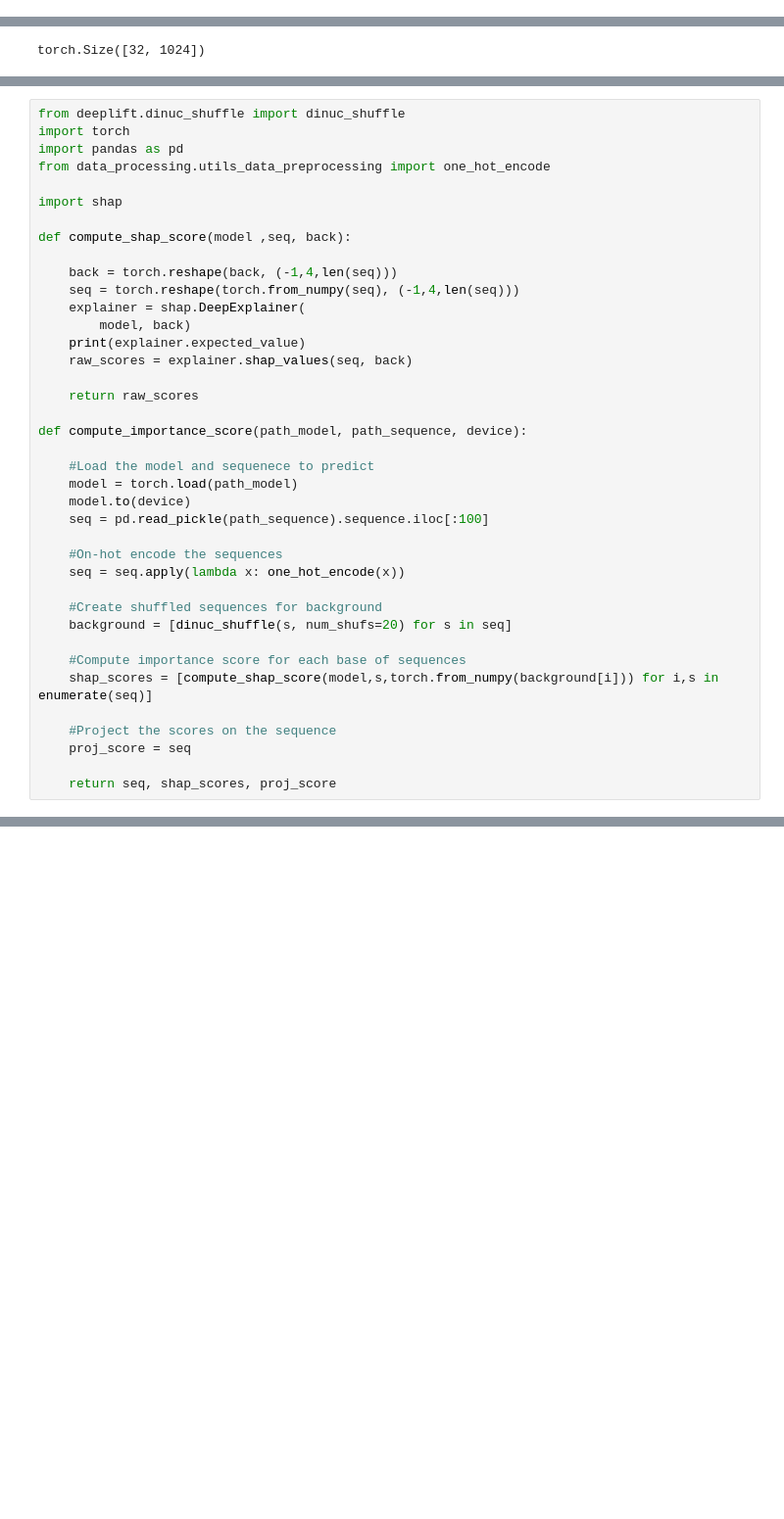
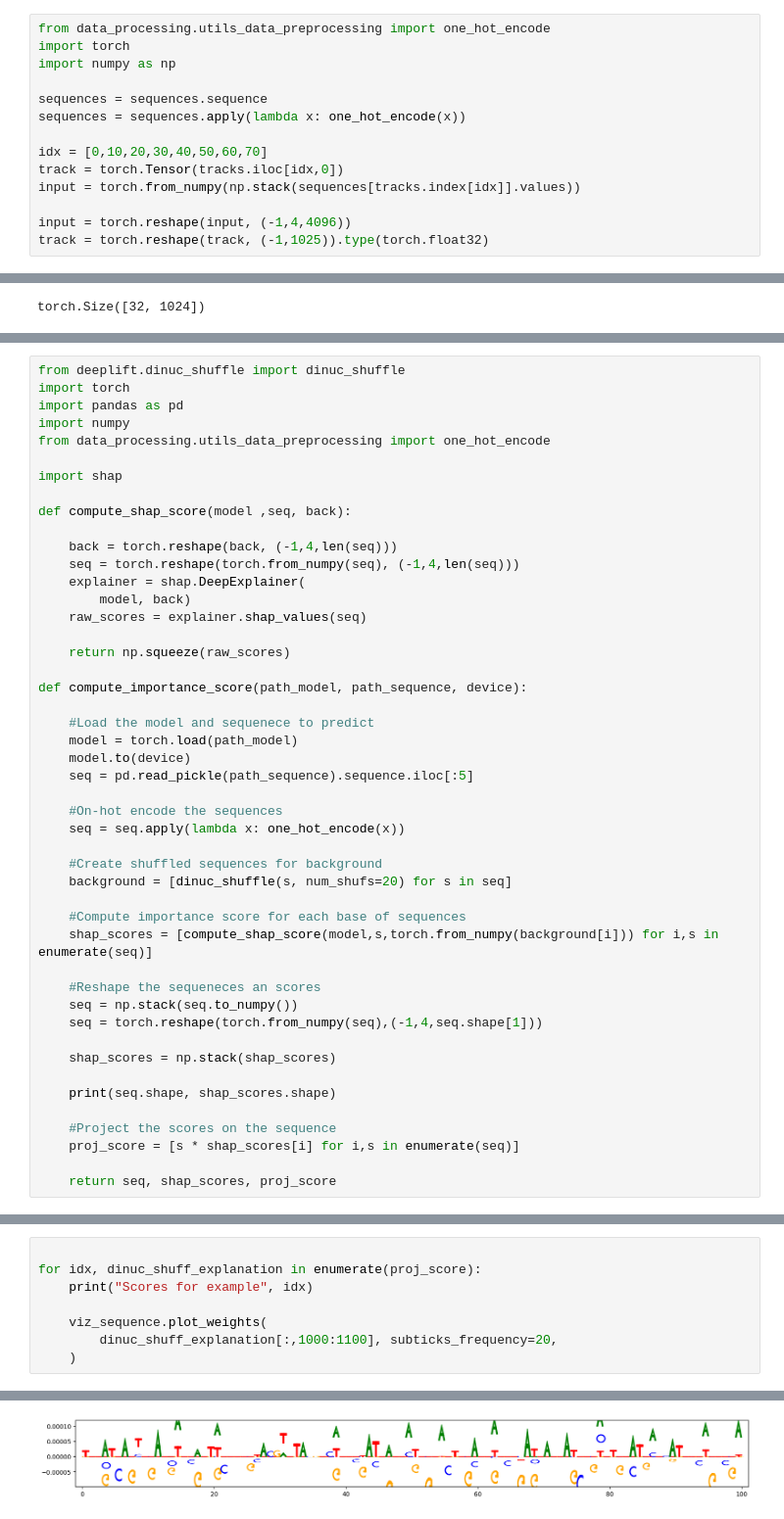
Before and after one commit to alexiaDorm/master-thesis, a Jupyter notebook: src/model.ipynb, the cells around one changed output, grey strips where cells are left out. Shown at 98% size. Drawn from its saved outputs; the diff is of its cells as text; blank space fills up the shorter version.

```diff
--- a/src/model.ipynb
+++ b/src/model.ipynb
@@ -103,0 +48,14 @@ KeyboardInterrupt:
+# %%
+from data_processing.utils_data_preprocessing import one_hot_encode
+import torch
+import numpy as np
+
+sequences = sequences.sequence
+sequences = sequences.apply(lambda x: one_hot_encode(x))
+
+idx = [0,10,20,30,40,50,60,70]
+track = torch.Tensor(tracks.iloc[idx,0])
+input = torch.from_numpy(np.stack(sequences[tracks.index[idx]].values))
+
+input = torch.reshape(input, (-1,4,4096))
+track = torch.reshape(track, (-1,1025)).type(torch.float32)
@@ -185,6 +119,7 @@ pip install shap
 from deeplift.dinuc_shuffle import dinuc_shuffle
 import torch
 import pandas as pd
+import numpy
 from data_processing.utils_data_preprocessing import one_hot_encode
 
 import shap
@@ -195,17 +130,16 @@ def compute_shap_score(model ,seq, back):
     seq = torch.reshape(torch.from_numpy(seq), (-1,4,len(seq)))
     explainer = shap.DeepExplainer(
         model, back)
-    print(explainer.expected_value)
-    raw_scores = explainer.shap_values(seq, back)
+    raw_scores = explainer.shap_values(seq)
 
-    return raw_scores
+    return np.squeeze(raw_scores)
 
 def compute_importance_score(path_model, path_sequence, device):
 
     #Load the model and sequenece to predict
     model = torch.load(path_model)
     model.to(device)
-    seq = pd.read_pickle(path_sequence).sequence.iloc[:100]
+    seq = pd.read_pickle(path_sequence).sequence.iloc[:5]
 
     #On-hot encode the sequences
     seq = seq.apply(lambda x: one_hot_encode(x))
@@ -216,8 +150,16 @@ def compute_importance_score(path_model, path_sequence, device):
     #Compute importance score for each base of sequences
     shap_scores = [compute_shap_score(model,s,torch.from_numpy(background[i])) for i,s in enumerate(seq)]
 
+    #Reshape the sequeneces an scores
+    seq = np.stack(seq.to_numpy())
+    seq = torch.reshape(torch.from_numpy(seq),(-1,4,seq.shape[1]))
+
+    shap_scores = np.stack(shap_scores)
+
+    print(seq.shape, shap_scores.shape)
+
     #Project the scores on the sequence
-    proj_score = seq
+    proj_score = [s * shap_scores[i] for i,s in enumerate(seq)]
 
     return seq, shap_scores, proj_score
 # %%
@@ -239,0 +214,9 @@ AssertionError: The SHAP explanations do not sum up to the model's output! This
+# %%
+
+for idx, dinuc_shuff_explanation in enumerate(proj_score):
+    print("Scores for example", idx)
+
+    viz_sequence.plot_weights(
+        dinuc_shuff_explanation[:,1000:1100], subticks_frequency=20,
+    )
+# %% [output]
@@ -239,0 +224 @@ AssertionError: The SHAP explanations do not sum up to the model's output! This
+[figure, added]
```
Also changed, not shown: parts of 36 cells of this notebook, 4 other files.
